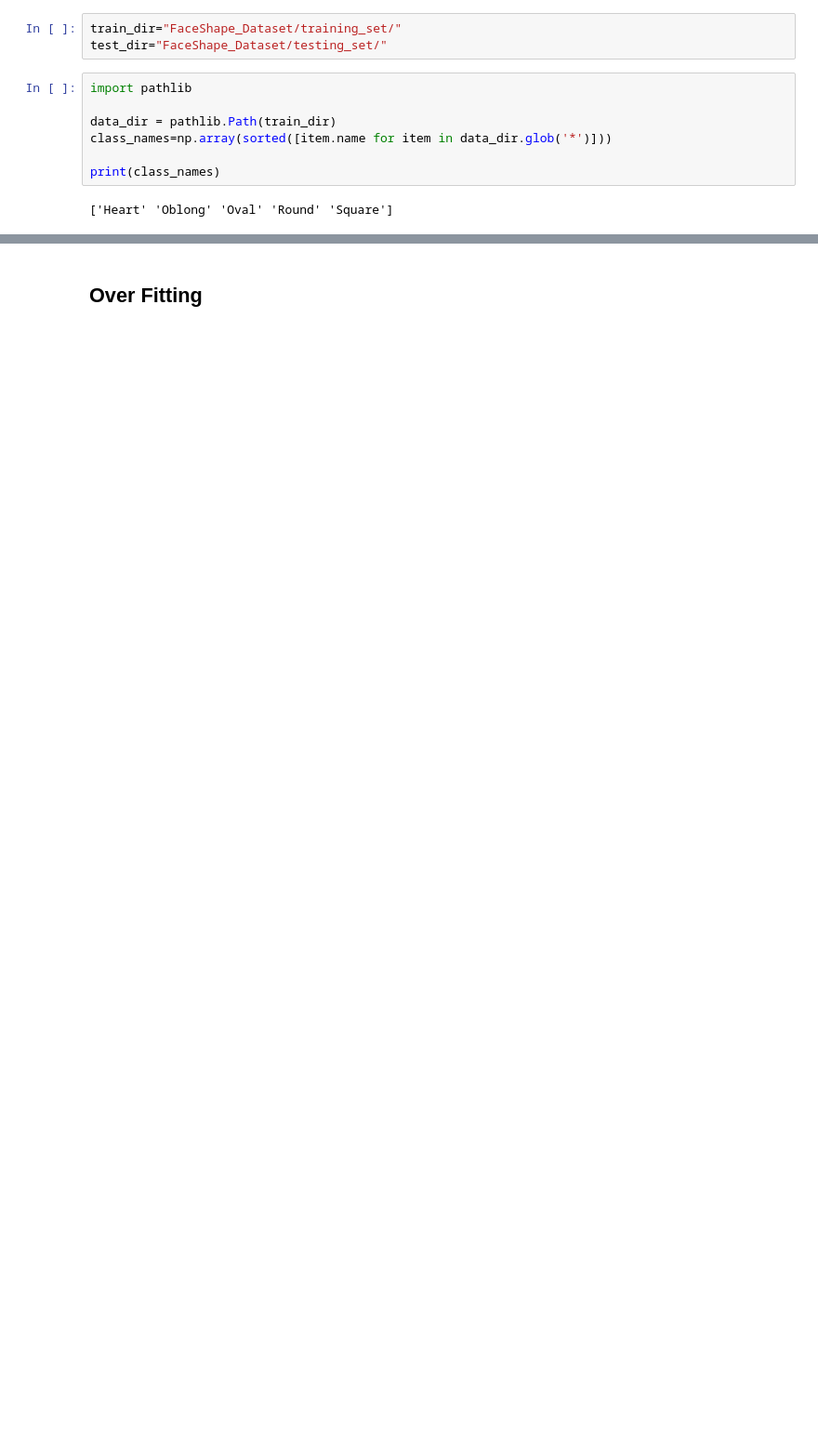
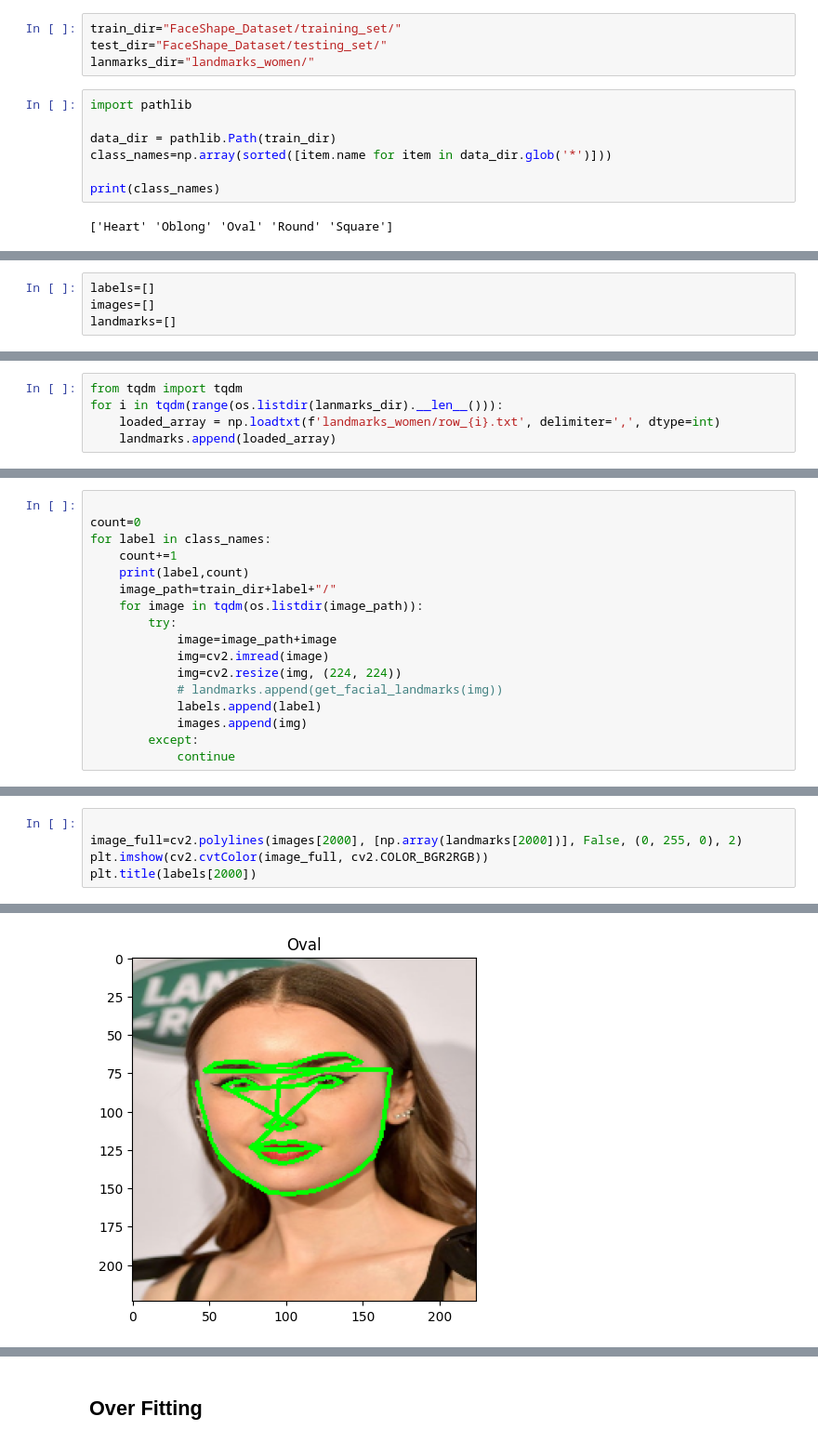
Before and after one commit to Meta-c/Face-Shape-Model, a Jupyter notebook: face_shape_model.ipynb, the cells around one changed output, grey strips where cells are left out. Shown at 93% size. Cells and saved outputs as stored; diff of their text form; blank space fills up the shorter version.

```diff
--- a/face_shape_model.ipynb
+++ b/face_shape_model.ipynb
@@ -27,6 +50,7 @@ exec(code)
 # %%
 train_dir="FaceShape_Dataset/training_set/"
 test_dir="FaceShape_Dataset/testing_set/"
+lanmarks_dir="landmarks_women/"
 # %%
 import pathlib
 
@@ -91,0 +145,4 @@ print(class_names)
+# %%
+labels=[]
+images=[]
+landmarks=[]
@@ -91,0 +153,5 @@ print(class_names)
+# %%
+from tqdm import tqdm
+for i in tqdm(range(os.listdir(lanmarks_dir).__len__())):
+    loaded_array = np.loadtxt(f'landmarks_women/row_{i}.txt', delimiter=',', dtype=int)
+    landmarks.append(loaded_array)
@@ -91,0 +165,17 @@ print(class_names)
+# %%
+
+count=0
+for label in class_names:
+    count+=1
+    print(label,count)
+    image_path=train_dir+label+"/"
+    for image in tqdm(os.listdir(image_path)):
+        try:
+            image=image_path+image
+            img=cv2.imread(image)
+            img=cv2.resize(img, (224, 224))
+            # landmarks.append(get_facial_landmarks(img))
+            labels.append(label)
+            images.append(img)
+        except:
+            continue
@@ -91,0 +230,6 @@ print(class_names)
+# %%
+
+image_full=cv2.polylines(images[2000], [np.array(landmarks[2000])], False, (0, 255, 0), 2)
+plt.imshow(cv2.cvtColor(image_full, cv2.COLOR_BGR2RGB))
+plt.title(labels[2000])
+# %% [output]
@@ -92 +237,2 @@ print(class_names)
+[figure, added]
 # %%
```
Also changed, not shown: parts of 41 cells of this notebook, 3 other files.
